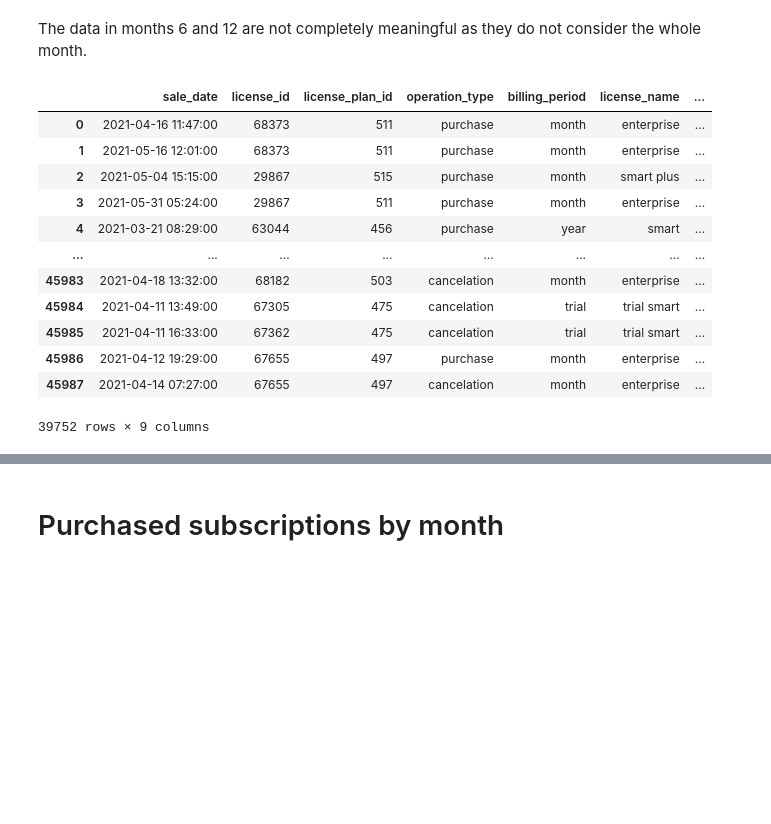
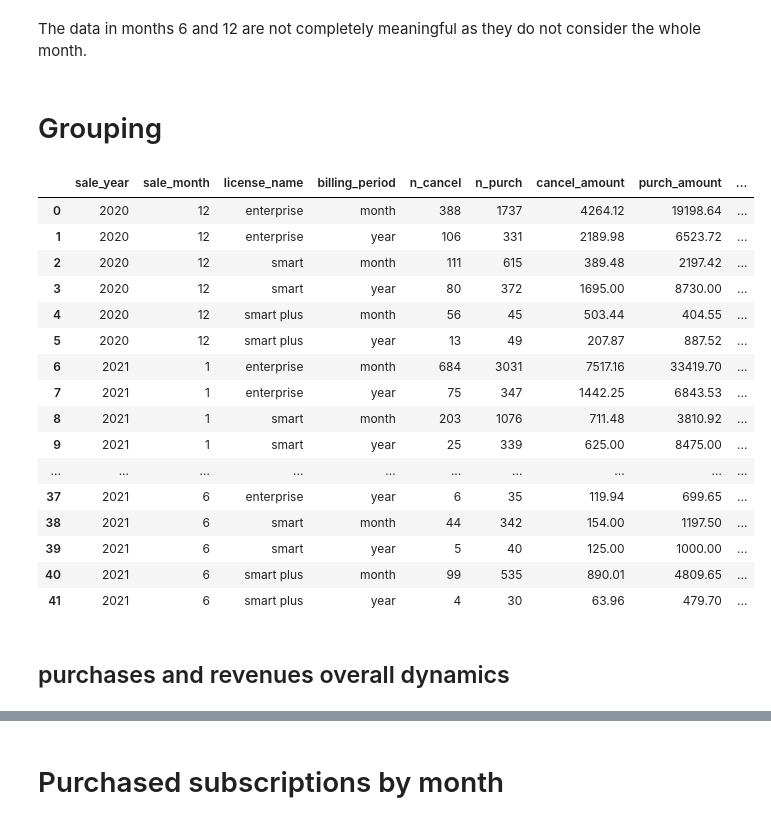
Before and after one commit to aldamepi/BI-web-subscriptions, a Jupyter notebook: testTask_data-amengual-aug22.ipynb, the cells around one changed output, grey strips where cells are left out. Saved outputs shown, nothing was run; the diff lists cells and outputs as text; code cells hidden in the pictures; blank space fills up the shorter version.

```diff
--- a/testTask_data-amengual-aug22.ipynb
+++ b/testTask_data-amengual-aug22.ipynb
@@ -297,17 +297,2 @@ The data in months 6 and 12 are not completely meaningful as they do not conside
-# %%
-janMay = subs[subs.sale_month.isin([1,2,3,4,5])]
-janMay
-# %% [output]
-|  | sale_date | license_id | license_plan_id | operation_type | billing_period | license_name | ... |
-| 0 | 2021-04-16 11:47:00 | 68373 | 511 | purchase | month | enterprise | ... |
-| 1 | 2021-05-16 12:01:00 | 68373 | 511 | purchase | month | enterprise | ... |
-| 2 | 2021-05-04 15:15:00 | 29867 | 515 | purchase | month | smart plus | ... |
-| 3 | 2021-05-31 05:24:00 | 29867 | 511 | purchase | month | enterprise | ... |
-| 4 | 2021-03-21 08:29:00 | 63044 | 456 | purchase | year | smart | ... |
-| ... | ... | ... | ... | ... | ... | ... | ... |
-| 45983 | 2021-04-18 13:32:00 | 68182 | 503 | cancelation | month | enterprise | ... |
-| 45984 | 2021-04-11 13:49:00 | 67305 | 475 | cancelation | trial | trial smart | ... |
-| 45985 | 2021-04-11 16:33:00 | 67362 | 475 | cancelation | trial | trial smart | ... |
-| 45986 | 2021-04-12 19:29:00 | 67655 | 497 | purchase | month | enterprise | ... |
-| 45987 | 2021-04-14 07:27:00 | 67655 | 497 | cancelation | month | enterprise | ... |
-39752 rows × 9 columns
+# %% [markdown]
+# Grouping
@@ -313,0 +301,44 @@ janMay
+# %%
+# for purchase and revenue purposes the trial cancelations are meaningless
+
+revenue = subs[subs.billing_period != 'trial'].pivot_table(#values = 'billing_plan_price',
+                                                               index=['sale_year',
+                                                                      'sale_month',
+                                                                      #'license_id',
+                                                                      'license_name',
+                                                                      'billing_period'],
+                                                               columns = 'operation_type',
+                                                               aggfunc= {'license_id':pd.Series.nunique,
+                                                                         'billing_plan_price':['count',
+                                                                                               'sum']},
+                                                               fill_value = 0) #,
+                                                                # margins=True)
+
+revenue.columns = ['n_cancel', 'n_purch', 'cancel_amount', 'purch_amount', 'cancel_cust', 'purch_cust']
+
+revenue['freq'] = revenue.n_purch-revenue.n_cancel
+revenue['revenue'] = revenue.purch_amount-revenue.cancel_amount
+
+revenue.reset_index(inplace=True)
+
+revenue
+# %% [output]
+|  | sale_year | sale_month | license_name | billing_period | n_cancel | n_purch | cancel_amount | purch_amount | ... |
+| 0 | 2020 | 12 | enterprise | month | 388 | 1737 | 4264.12 | 19198.64 | ... |
+| 1 | 2020 | 12 | enterprise | year | 106 | 331 | 2189.98 | 6523.72 | ... |
+| 2 | 2020 | 12 | smart | month | 111 | 615 | 389.48 | 2197.42 | ... |
+| 3 | 2020 | 12 | smart | year | 80 | 372 | 1695.00 | 8730.00 | ... |
+| 4 | 2020 | 12 | smart plus | month | 56 | 45 | 503.44 | 404.55 | ... |
+| 5 | 2020 | 12 | smart plus | year | 13 | 49 | 207.87 | 887.52 | ... |
+| 6 | 2021 | 1 | enterprise | month | 684 | 3031 | 7517.16 | 33419.70 | ... |
+| 7 | 2021 | 1 | enterprise | year | 75 | 347 | 1442.25 | 6843.53 | ... |
+| 8 | 2021 | 1 | smart | month | 203 | 1076 | 711.48 | 3810.92 | ... |
+| 9 | 2021 | 1 | smart | year | 25 | 339 | 625.00 | 8475.00 | ... |
+| ... | ... | ... | ... | ... | ... | ... | ... | ... | ... |
+| 37 | 2021 | 6 | enterprise | year | 6 | 35 | 119.94 | 699.65 | ... |
+| 38 | 2021 | 6 | smart | month | 44 | 342 | 154.00 | 1197.50 | ... |
+| 39 | 2021 | 6 | smart | year | 5 | 40 | 125.00 | 1000.00 | ... |
+| 40 | 2021 | 6 | smart plus | month | 99 | 535 | 890.01 | 4809.65 | ... |
+| 41 | 2021 | 6 | smart plus | year | 4 | 30 | 63.96 | 479.70 | ... |
+# %% [markdown]
+## purchases and revenues overall dynamics
```
Also changed, not shown: parts of 16 cells of this notebook.
